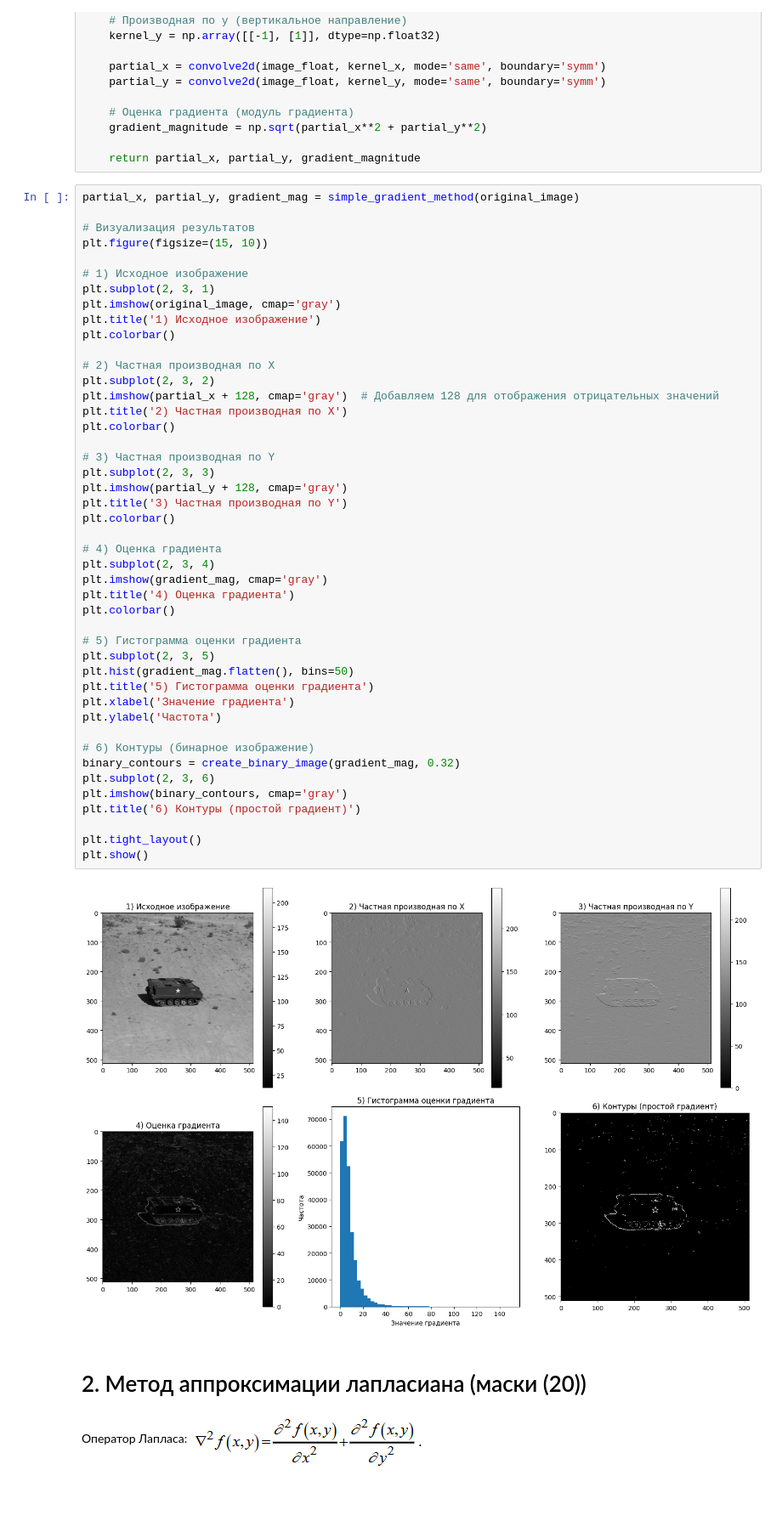
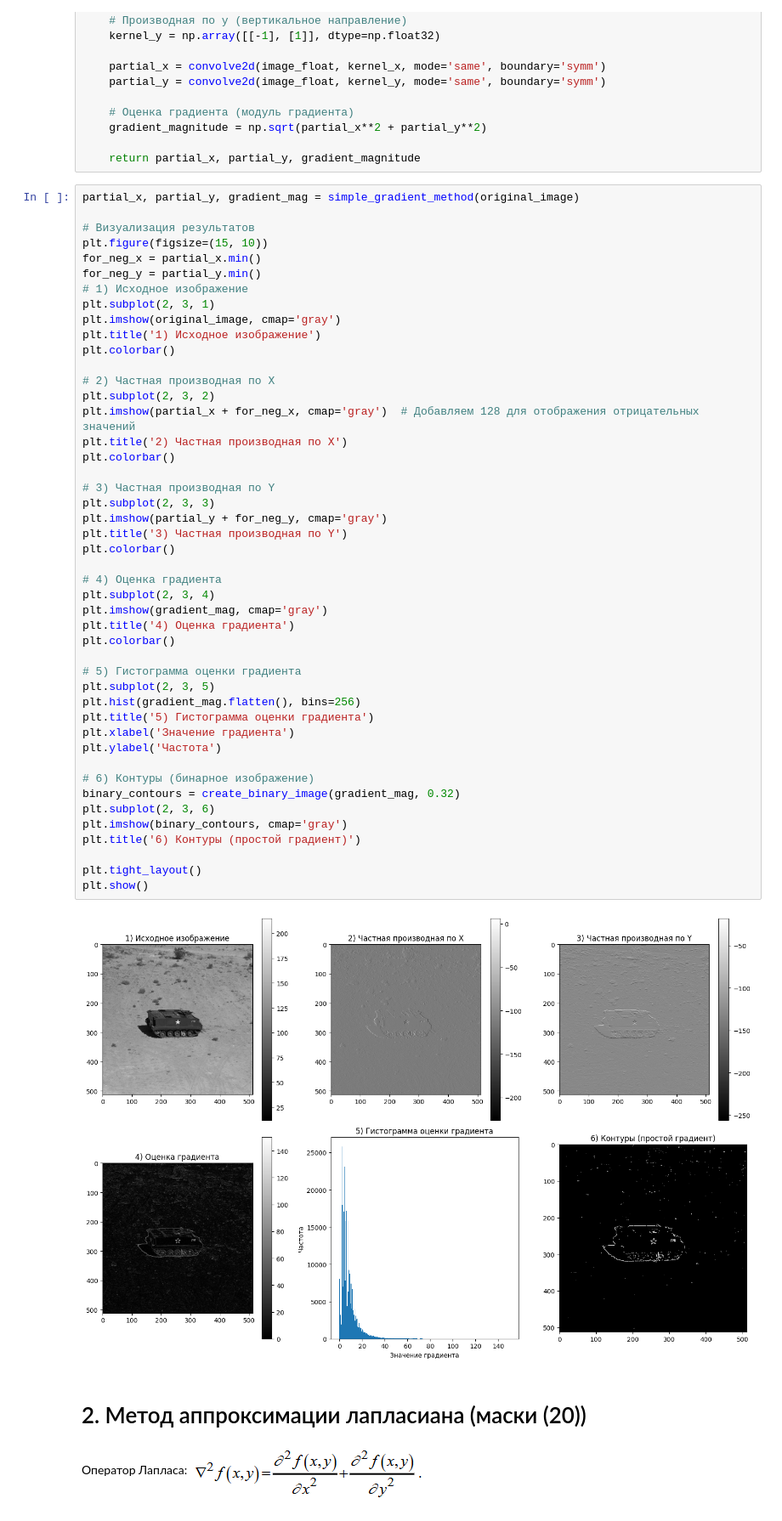
Before and after one commit to Matosik/Image-processing-methods-labs, a Jupyter notebook: Lab2.ipynb, the cells around one changed output. Shown at 85% size. Drawn from its saved outputs; the diff is of its cells as text; blank space fills up the shorter version.

```diff
--- a/Lab2.ipynb
+++ b/Lab2.ipynb
@@ -103,7 +79,8 @@ partial_x, partial_y, gradient_mag = simple_gradient_method(original_image)
 
 # Визуализация результатов
 plt.figure(figsize=(15, 10))
-
+for_neg_x = partial_x.min()
+for_neg_y = partial_y.min()
 # 1) Исходное изображение
 plt.subplot(2, 3, 1)
 plt.imshow(original_image, cmap='gray')
@@ -112,39 +89,39 @@ plt.colorbar()
 
 # 2) Частная производная по X
 plt.subplot(2, 3, 2)
-plt.imshow(partial_x + 128, cmap='gray')  # Добавляем 128 для отображения отрицательных значений
+plt.imshow(partial_x + for_neg_x, cmap='gray')  # Добавляем 128 для отображения отрицательных значений
 plt.title('2) Частная производная по X')
 plt.colorbar()
 
 # 3) Частная производная по Y
 plt.subplot(2, 3, 3)
-plt.imshow(partial_y + 128, cmap='gray')
+plt.imshow(partial_y + for_neg_y, cmap='gray')
 plt.title('3) Частная производная по Y')
 plt.colorbar()
 
 # 4) Оценка градиента
 plt.subplot(2, 3, 4)
 plt.imshow(gradient_mag, cmap='gray')
 plt.title('4) Оценка градиента')
 plt.colorbar()
 
 # 5) Гистограмма оценки градиента
 plt.subplot(2, 3, 5)
-plt.hist(gradient_mag.flatten(), bins=50)
+plt.hist(gradient_mag.flatten(), bins=256)
 plt.title('5) Гистограмма оценки градиента')
 plt.xlabel('Значение градиента')
 plt.ylabel('Частота')
 
 # 6) Контуры (бинарное изображение)
 binary_contours = create_binary_image(gradient_mag, 0.32)
 plt.subplot(2, 3, 6)
 plt.imshow(binary_contours, cmap='gray')
 plt.title('6) Контуры (простой градиент)')
 
 plt.tight_layout()
 plt.show()
 # %% [output]
-[figure, old version]
+[figure, new version]
 # %% [markdown]
 # 2. Метод аппроксимации лапласиана (маски (20))
 
```
Also changed, not shown: parts of 7 cells of this notebook.
